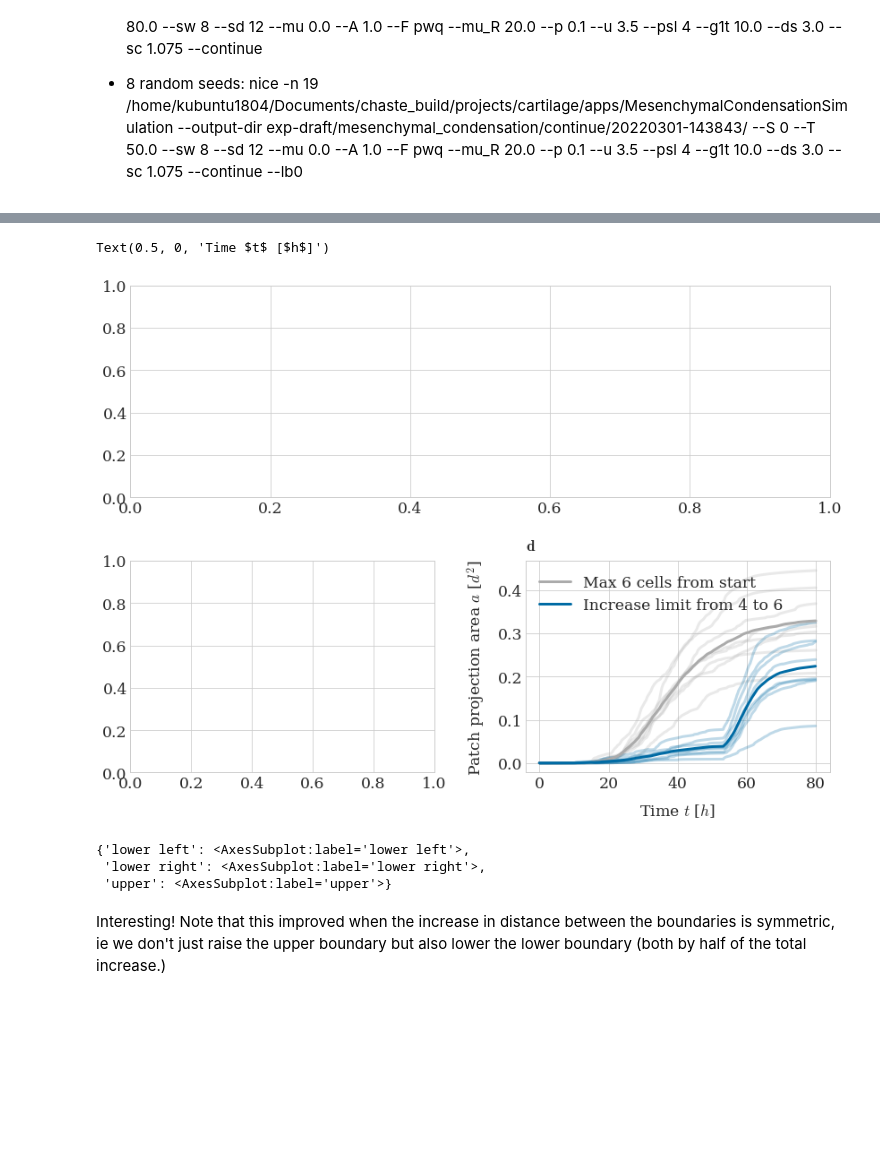
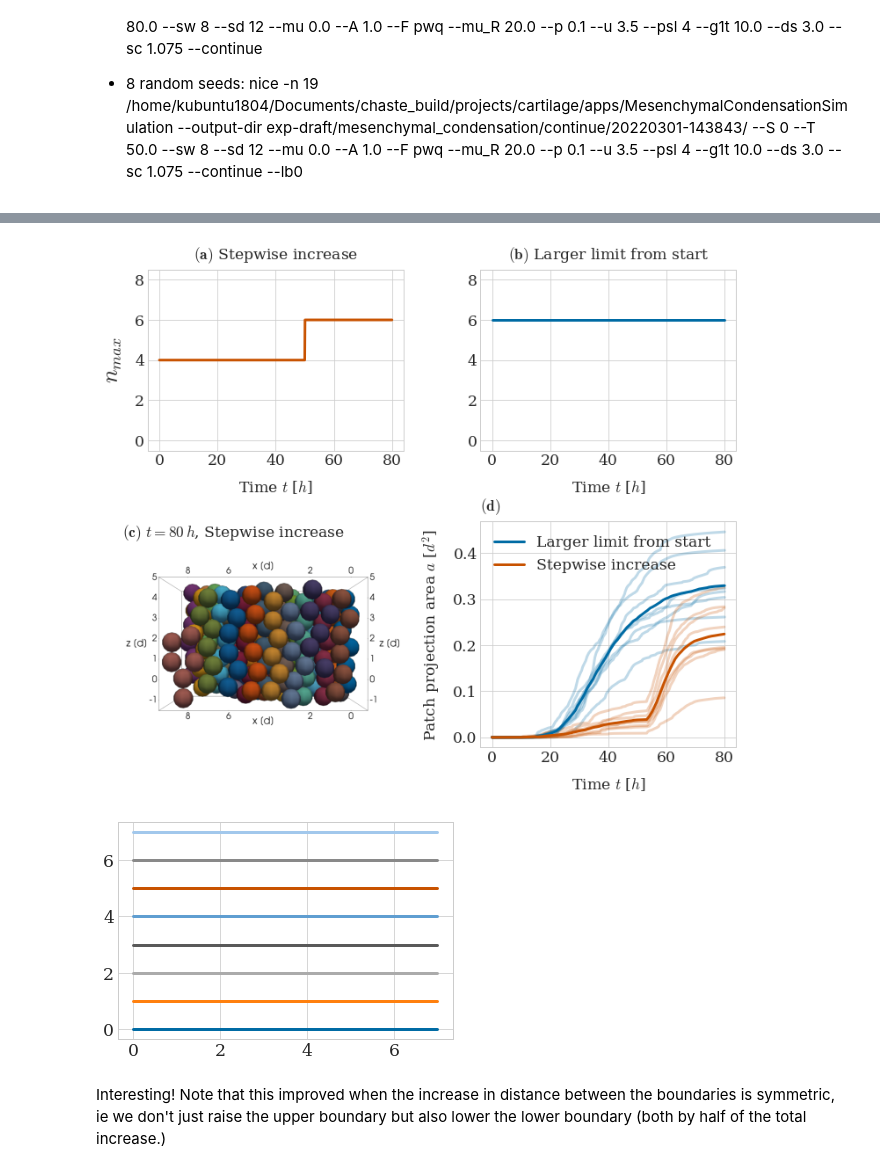
Before and after one commit to somathias/CartilageCBM, a Jupyter notebook: exp-mesenchymal_condensation_draft.ipynb, the cells around one changed output, grey strips where cells are left out. Cells and saved outputs as stored; diff of their text form; code cells hidden in the pictures; blank space fills up the shorter version.

```diff
--- a/exp-mesenchymal_condensation_draft.ipynb
+++ b/exp-mesenchymal_condensation_draft.ipynb
@@ -628,16 +650,17 @@ Data:
         nice -n 19 /home/kubuntu1804/Documents/chaste_build/projects/cartilage/apps/MesenchymalCondensationSimulation --output-dir exp-draft/mesenchymal_condensation/order/20220301-141246/ --S 0 --T 130.0 --sw 8 --sd 12 --mu 0.0 --A 1.0 --F pwq --mu_R 20.0 --p 0.1 --u 5.5 --psl 6 --g1t 10.0 --ds 3.0 --sc 1.075 --lb0
 # %%
 
-dir_6 = 'exp-draft/mesenchymal_condensation/order/20220301-113539/'
+dir_6 = 'exp-draft/mesenchymal_condensation/order/20220301-141246/'
+seed = 7
 
 # save label-path tuple
 with open(path_to_label_files+'psl_6', 'w') as f:
-    f.write(dir_6+'0/')
+    f.write(dir_6+str(seed)+'/')
 
 dir_8 = 'exp-draft/mesenchymal_condensation/order/20220301-125119/'
 
 # save label-path tuple
 with open(path_to_label_files+'psl_8', 'w') as f:
-    f.write(dir_8+'0/')
+    f.write(dir_8+str(seed)+'/')
 # %%
 %%bash
@@ -850,8 +823,8 @@ plt.savefig(path_to_plots+'ppa_continue.pdf', bbox_inches='tight')
 #                               ['lower left', 'lower right']],
 #                              figsize=(14, 10), gridspec_kw={'hspace': 0.3, 'wspace':0.3})
 fig, ((ax1, ax2), (ax3, ax4)) = plt.subplots(2, 2,
-                                             figsize=(14,10),
-                                             gridspec_kw={'hspace': 0.01, 'wspace':0.1},
+                                             figsize=(12,10),
+                                             gridspec_kw={'height_ratios': [0.8, 1], 'hspace': 0.35, 'wspace':0.3},
                                              #constrained_layout=True
                                             )
 axd = {
@@ -871,51 +844,77 @@ axd = {
 
 ## axis lower right - increasing column size vs growing larger columns from scratch
 dir_psl6 = 'exp-draft/mesenchymal_condensation/order/20220301-141246/'
 
 # time steps are consistent across runs, so it's sufficient to load them from a single path
-times_d, coords_d = sm.read_in_data('/home/kubuntu1804/Documents/sf_simulation_results/'+dir_psl6 + '0/results_from_time_0/')
+times_d, coords_d = sm.read_in_data('/home/kubuntu1804/Documents/sf_simulation_results/'+dir_psl6 + '7/results_from_time_0/')
 
 ppa_av_d = np.zeros(times_d.shape)
 for seed in range(8):
     ppa = np.loadtxt('/home/kubuntu1804/Documents/sf_simulation_results/'+dir_psl6+str(seed)+'/results_from_time_0/metrics_results/data_patch_projection_area_av.txt', dtype=float)
     ppa_av_d += ppa
-    axd['lower right'].plot(times_d[:801], ppa[:801], color=defcolors[2], alpha=0.25)
+    axd['lower right'].plot(times_d[:801], ppa[:801], color=defcolors[0], alpha=0.25)
+    #axd['lower right'].plot(times_d[:801], ppa[:801], color=defcolors[seed])
 ppa_av_d = ppa_av_d /8
 
 # time steps are consistent across runs, so it's sufficient to load them from a single path
-times_r, coords_r = sm.read_in_data('/home/kubuntu1804/Documents/sf_simulation_results/'+dir_continue+ '0/results_from_time_0/')
-times_r2, coords_r2 = sm.read_in_data('/home/kubuntu1804/Documents/sf_simulation_results/'+dir_continue + '0/results_from_time_50/')
+times_r, coords_r = sm.read_in_data('/home/kubuntu1804/Documents/sf_simulation_results/'+dir_continue+ '7/results_from_time_0/')
+times_r2, coords_r2 = sm.read_in_data('/home/kubuntu1804/Documents/sf_simulation_results/'+dir_continue + '7/results_from_time_50/')
 
 ppa_av_r = np.zeros(len(times_r)+len(times_r2))
 for seed in range(8):
     ppa = np.zeros(len(times_r)+len(times_r2))
     ppa[:len(times_r)] = np.loadtxt('/home/kubuntu1804/Documents/sf_simulation_results/'+dir_continue+str(seed)+'/results_from_time_0/metrics_results/data_patch_projection_area_av.txt', dtype=float)
     ppa[len(times_r):] = np.loadtxt('/home/kubuntu1804/Documents/sf_simulation_results/'+dir_continue+str(seed)+'/results_from_time_50/metrics_results/data_patch_projection_area_av.txt', dtype=float)
-    axd['lower right'].plot(np.concatenate((times_r, times_r2))[:801], ppa[:801], color= defcolors[0], alpha=0.25)
+    axd['lower right'].plot(np.concatenate((times_r, times_r2))[:801], ppa[:801], color= defcolors[5], alpha=0.25)
+    #axd['lower right'].plot(np.concatenate((times_r, times_r2))[:801], ppa[:801], color= defcolors[seed])
     ppa_av_r += ppa
 ppa_av_r = ppa_av_r /8
 
 
-axd['lower right'].plot(times_d[:801], ppa_av_d[:801], color=defcolors[2], label='Max 6 cells from start')
-axd['lower right'].plot(np.concatenate((times_r, times_r2))[:801], ppa_av_r[:801], color=defcolors[0], label='Increase limit from 4 to 6')
+axd['lower right'].plot(times_d[:801], ppa_av_d[:801], color=defcolors[0], label='Larger limit from start')
+axd['lower right'].plot(np.concatenate((times_r, times_r2))[:801], ppa_av_r[:801], color=defcolors[5], label='Stepwise increase')
 axd['lower right'].legend()
-axd['lower right'].set_title(r'$\bf{d}$', loc='left')
+axd['lower right'].set_title(r'$\bf{(d)}$', loc='left')
 
 axd['lower right'].set_ylabel('Patch projection area $a$ [$d^2$]')
 axd['lower right'].set_xlabel('Time $t$ [$h$]')
 
+ax1.get_shared_y_axes().join(ax1, ax2)
 
-n_max = np.ones()
-axd['upper left'].plot(times_d[:801],
+n_max = np.ones((801, 1))
+n_max[:501] = 4
+n_max[501:] = 6
+axd['upper left'].plot(times_d[:801], n_max, color=defcolors[5])
+axd['upper left'].set_xlabel('Time $t$ [$h$]')
+axd['upper left'].set_ylabel('$n_{max}$', fontsize=26)
+axd['upper left'].set_ylim([-0.5,8.5])
+axd['upper left'].set_title(r'$\bf{(a)}$ Stepwise increase')
+
+n_max = 6*np.ones((801, 1))
+axd['upper right'].plot(times_d[:801], n_max, color=defcolors[0])
+axd['upper right'].set_xlabel('Time $t$ [$h$]')
+axd['upper right'].set_title(r'$\bf{(b)}$ Larger limit from start')
+#axd['upper right'].set_yticklabels([])
+#axd['upper left'].set_ylabel('$n_{max}$', fontsize=20)
+
+
+
+snapshot = mpimg.imread('/home/kubuntu1804/Documents/sf_simulation_results/'+dir_continue+'/7/threshold_47_minus_y_t800.png')
+axd['lower left'].imshow(snapshot[150:-150, 550:-350])
+axd['lower left'].axis('off')
+axd['lower left'].set_title(r'$\bf{(c)}$ $t=80\,h$, Stepwise increase', loc='left')
+
+ll, bb, ww, hh = ax3.get_position().bounds
+ax3.set_position([ll-ww*0.1, bb-hh*0.2, ww*1.275, hh*1.275])
+
+plt.savefig(path_to_plots+'ppa_continue.pdf', bbox_inches='tight', dpi=600)
 # %% [output]
-Text(0.5, 0, 'Time $t$ [$h$]')
-[figure, old version]
+[figure, new version]
-# %%
-axd
-# %% [output]
-{'lower left': <AxesSubplot:label='lower left'>,
- 'lower right': <AxesSubplot:label='lower right'>,
- 'upper': <AxesSubplot:label='upper'>}
+# %%
+for s in range(8):
+    plt.plot(range(8), s*np.ones((8,1)), color=defcolors[s])
+# %% [output]
+[figure, added]
 # %% [markdown]
 Interesting! Note that this improved when the increase in distance between the boundaries is symmetric, ie we don't just raise the upper boundary but also lower the lower boundary (both by half of the total increase.)
 # %% [markdown]
```
Also changed, not shown: parts of 11 cells of this notebook, 1 other file.
